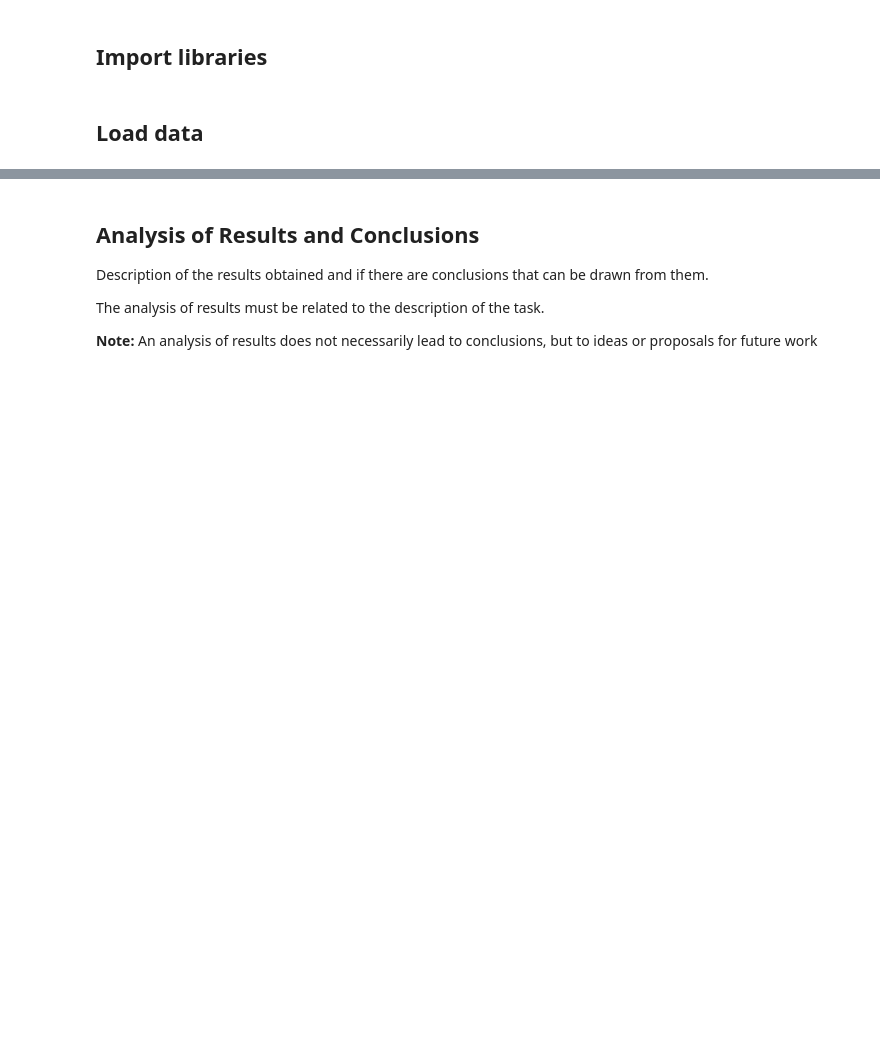
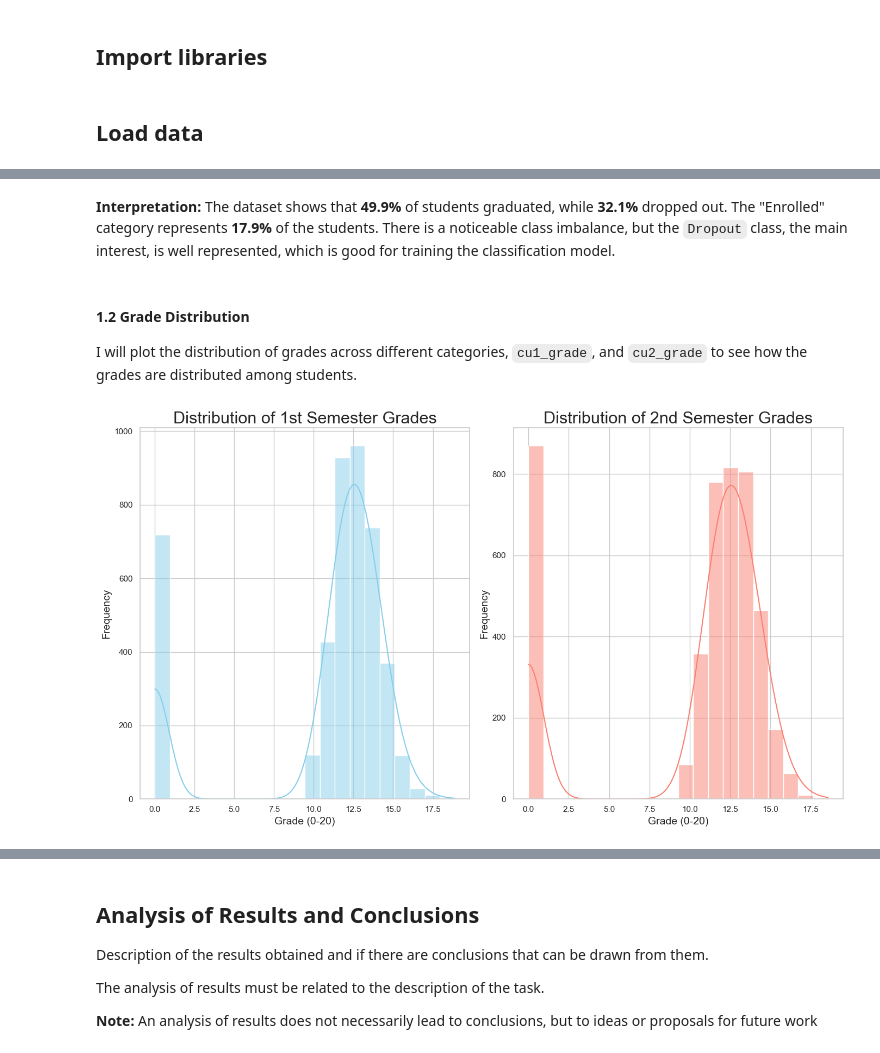
Before and after one commit to weslylaboy/student-outcome-predictor, a Jupyter notebook: notebooks/02_exploratory_data_analysis.ipynb, the cells around one changed output, grey strips where cells are left out. Saved outputs shown, nothing was run; the diff lists cells and outputs as text; code cells hidden in the pictures; blank space fills up the shorter version.

```diff
--- a/notebooks/02_exploratory_data_analysis.ipynb
+++ b/notebooks/02_exploratory_data_analysis.ipynb
@@ -24,0 +74,24 @@ The steps to perfom Exploratory Data Analysis are the following:
+# %% [markdown]
+**Interpretation:** The dataset shows that **49.9%** of students graduated, while **32.1%** dropped out. The "Enrolled" category represents **17.9%** of the students. There is a noticeable class imbalance, but the `Dropout` class, the main interest, is well represented, which is good for training the classification model.
+# %% [markdown]
+#### 1.2 Grade Distribution
+
+I will plot the distribution of grades across different categories, `cu1_grade`, and `cu2_grade` to see how the grades are distributed among students.
+# %%
+fig, axes = plt.subplots(1, 2, figsize=(14, 8))
+
+# plot cu1 grade ( 1st semester grades)
+sns.histplot(data=df, x='cu1_grade', kde=True, ax=axes[0], color='skyblue', bins=20)
+axes[0].set_title('Distribution of 1st Semester Grades', fontsize=22)
+axes[0].set_xlabel('Grade (0-20)', fontsize=14)
+axes[0].set_ylabel('Frequency', fontsize=14)
+
+sns.histplot(data=df, x='cu2_grade', kde=True, ax=axes[1], color='salmon', bins=20)
+axes[1].set_title('Distribution of 2nd Semester Grades', fontsize=22)
+axes[1].set_xlabel('Grade (0-20)', fontsize=14)
+axes[1].set_ylabel('Frequency', fontsize=14)
+
+plt.tight_layout()
+plt.show()
+# %% [output]
+[figure, added]
```
Also changed, not shown: parts of 35 cells of this notebook, 1 other file.
